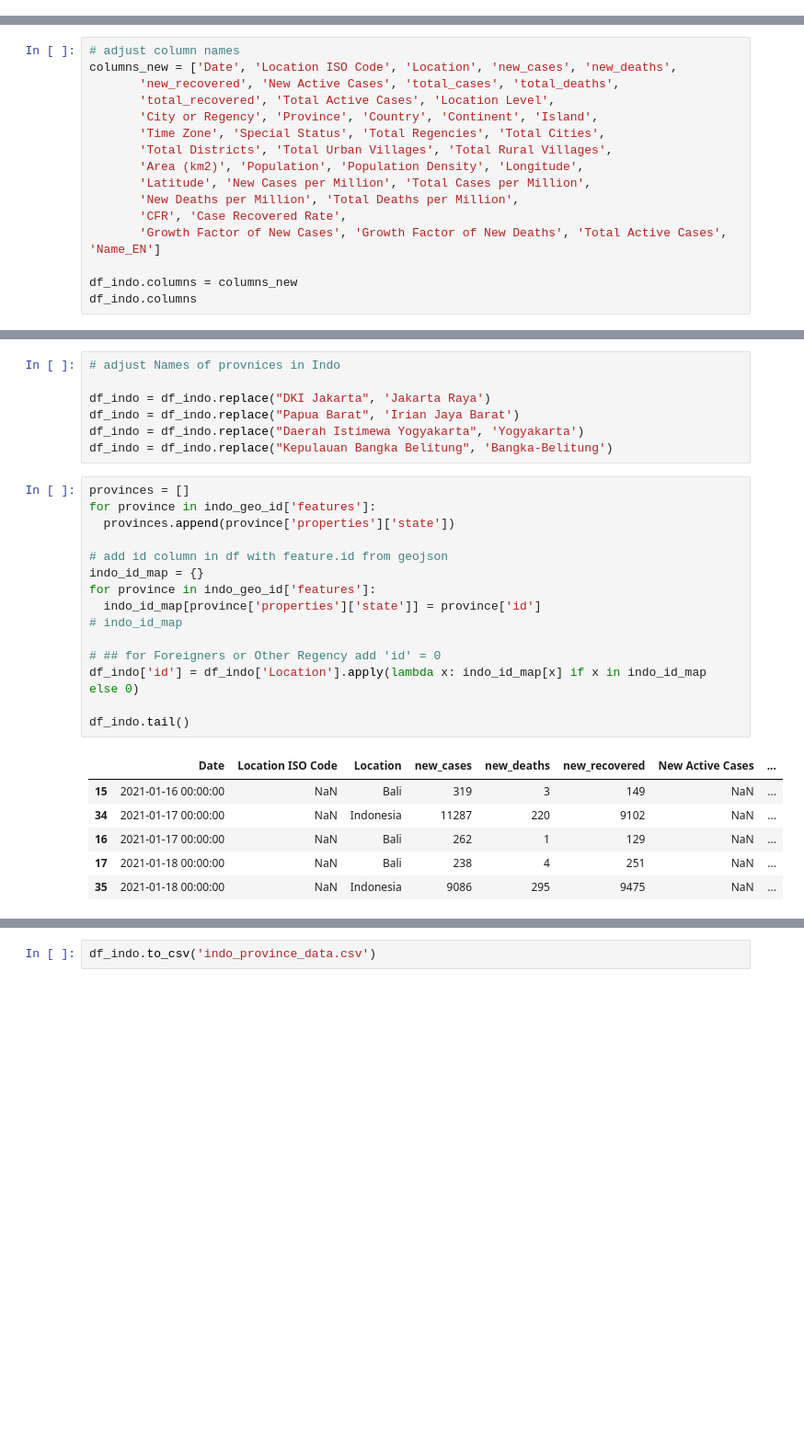
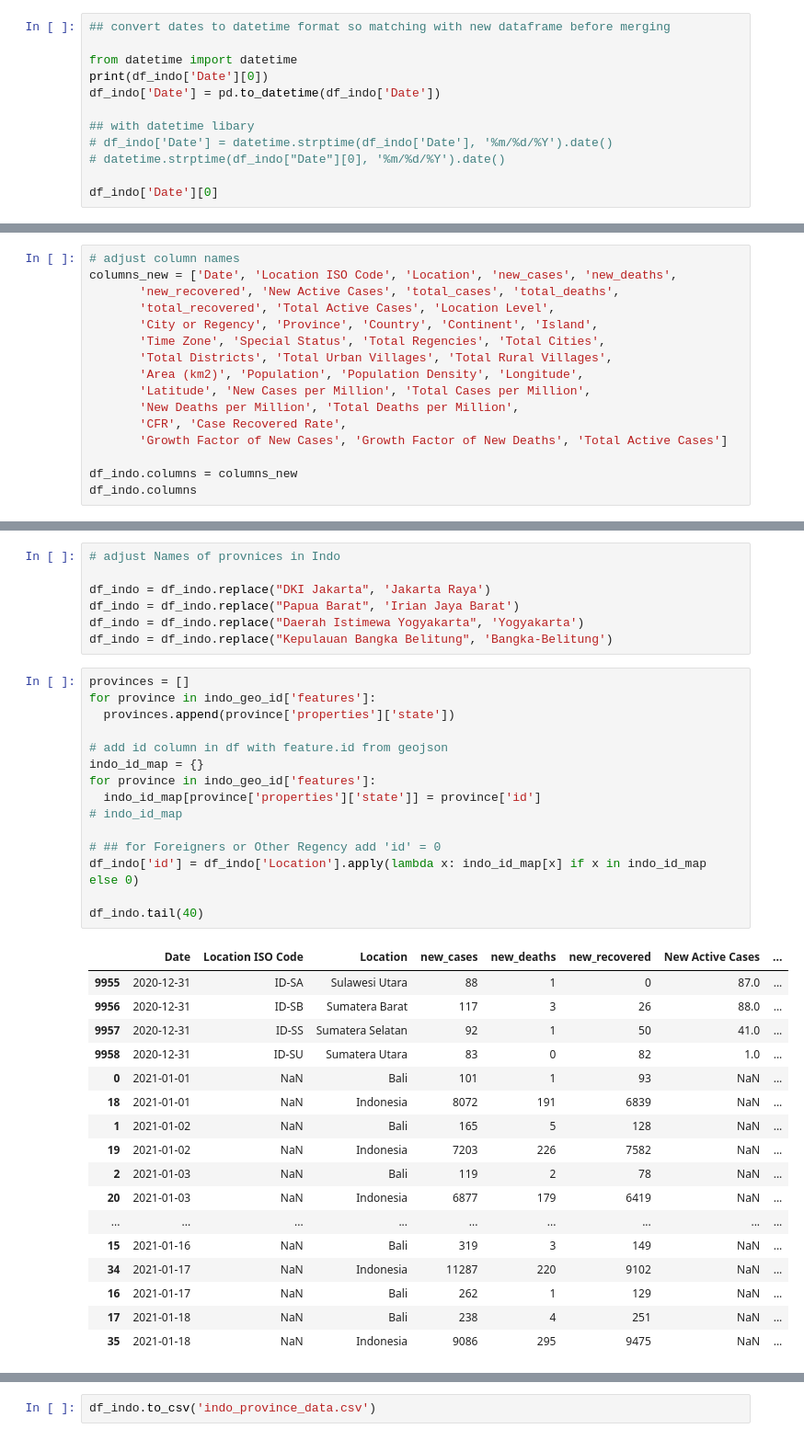
Before and after one commit to Svensone/bali-covid-app, a Jupyter notebook: data/daily_data_covid_bali_processing.ipynb, the cells around one changed output, grey strips where cells are left out. Shown at 92% size. Cells and saved outputs as stored; diff of their text form; blank space fills up the shorter version.

```diff
--- a/data/daily_data_covid_bali_processing.ipynb
+++ b/data/daily_data_covid_bali_processing.ipynb
@@ -279,3 +290,15 @@ df_indo.head()
 | 3 | 3/2/2020 | ID-JB | Jawa Barat | 3 | 0 | 0 | 3 | ... |
 | 4 | 3/2/2020 | ID-RI | Riau | 1 | 0 | 0 | 1 | ... |
 5 rows × 37 columns
+# %%
+## convert dates to datetime format so matching with new dataframe before merging
+
+from datetime import datetime
+print(df_indo['Date'][0])
+df_indo['Date'] = pd.to_datetime(df_indo['Date'])
+
+## with datetime libary
+# df_indo['Date'] = datetime.strptime(df_indo['Date'], '%m/%d/%Y').date()
+# datetime.strptime(df_indo["Date"][0], '%m/%d/%Y').date()
+
+df_indo['Date'][0]
@@ -332,7 +371,7 @@ columns_new = ['Date', 'Location ISO Code', 'Location', 'new_cases', 'new_deaths
        'Latitude', 'New Cases per Million', 'Total Cases per Million',
        'New Deaths per Million', 'Total Deaths per Million',
        'CFR', 'Case Recovered Rate',
-       'Growth Factor of New Cases', 'Growth Factor of New Deaths', 'Total Active Cases', 'Name_EN']
+       'Growth Factor of New Cases', 'Growth Factor of New Deaths', 'Total Active Cases']
 
 df_indo.columns = columns_new
 df_indo.columns
@@ -424,22 +463,33 @@ df_indo = df_indo.replace("Kepulauan Bangka Belitung", 'Bangka-Belitung')
 # %%
 provinces = []
 for province in indo_geo_id['features']:
   provinces.append(province['properties']['state'])
 
 # add id column in df with feature.id from geojson
 indo_id_map = {}
 for province in indo_geo_id['features']:
   indo_id_map[province['properties']['state']] = province['id']
 # indo_id_map
 
 # ## for Foreigners or Other Regency add 'id' = 0
 df_indo['id'] = df_indo['Location'].apply(lambda x: indo_id_map[x] if x in indo_id_map else 0)
 
-df_indo.tail()
+df_indo.tail(40)
 # %% [output]
 |  | Date | Location ISO Code | Location | new_cases | new_deaths | new_recovered | New Active Cases | ... |
-| 15 | 2021-01-16 00:00:00 | NaN | Bali | 319 | 3 | 149 | NaN | ... |
-| 34 | 2021-01-17 00:00:00 | NaN | Indonesia | 11287 | 220 | 9102 | NaN | ... |
-| 16 | 2021-01-17 00:00:00 | NaN | Bali | 262 | 1 | 129 | NaN | ... |
-| 17 | 2021-01-18 00:00:00 | NaN | Bali | 238 | 4 | 251 | NaN | ... |
-| 35 | 2021-01-18 00:00:00 | NaN | Indonesia | 9086 | 295 | 9475 | NaN | ... |
+| 9955 | 2020-12-31 | ID-SA | Sulawesi Utara | 88 | 1 | 0 | 87.0 | ... |
+| 9956 | 2020-12-31 | ID-SB | Sumatera Barat | 117 | 3 | 26 | 88.0 | ... |
+| 9957 | 2020-12-31 | ID-SS | Sumatera Selatan | 92 | 1 | 50 | 41.0 | ... |
+| 9958 | 2020-12-31 | ID-SU | Sumatera Utara | 83 | 0 | 82 | 1.0 | ... |
+| 0 | 2021-01-01 | NaN | Bali | 101 | 1 | 93 | NaN | ... |
+| 18 | 2021-01-01 | NaN | Indonesia | 8072 | 191 | 6839 | NaN | ... |
+| 1 | 2021-01-02 | NaN | Bali | 165 | 5 | 128 | NaN | ... |
+| 19 | 2021-01-02 | NaN | Indonesia | 7203 | 226 | 7582 | NaN | ... |
+| 2 | 2021-01-03 | NaN | Bali | 119 | 2 | 78 | NaN | ... |
+| 20 | 2021-01-03 | NaN | Indonesia | 6877 | 179 | 6419 | NaN | ... |
+| ... | ... | ... | ... | ... | ... | ... | ... | ... |
+| 15 | 2021-01-16 | NaN | Bali | 319 | 3 | 149 | NaN | ... |
+| 34 | 2021-01-17 | NaN | Indonesia | 11287 | 220 | 9102 | NaN | ... |
+| 16 | 2021-01-17 | NaN | Bali | 262 | 1 | 129 | NaN | ... |
+| 17 | 2021-01-18 | NaN | Bali | 238 | 4 | 251 | NaN | ... |
+| 35 | 2021-01-18 | NaN | Indonesia | 9086 | 295 | 9475 | NaN | ... |
```
Also changed, not shown: parts of 13 cells of this notebook, 4 other files.
